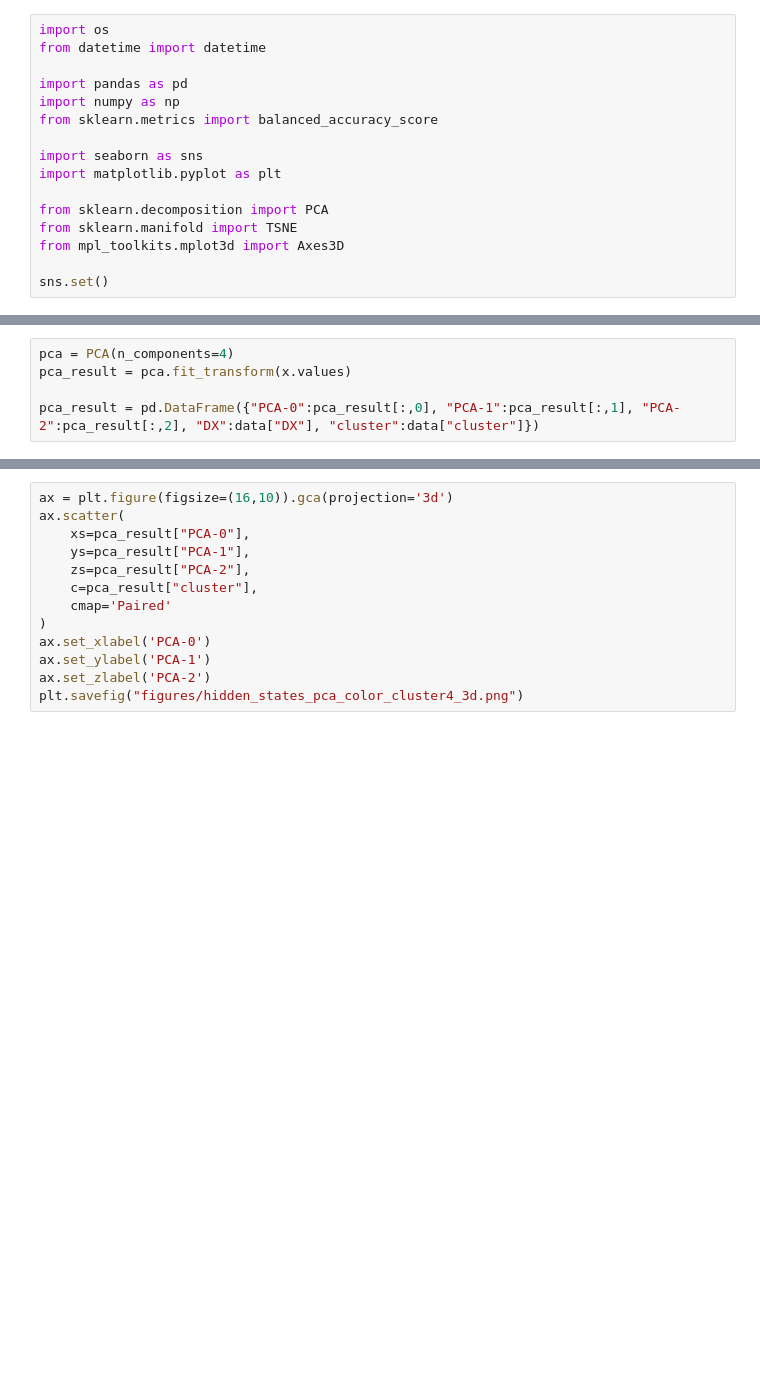
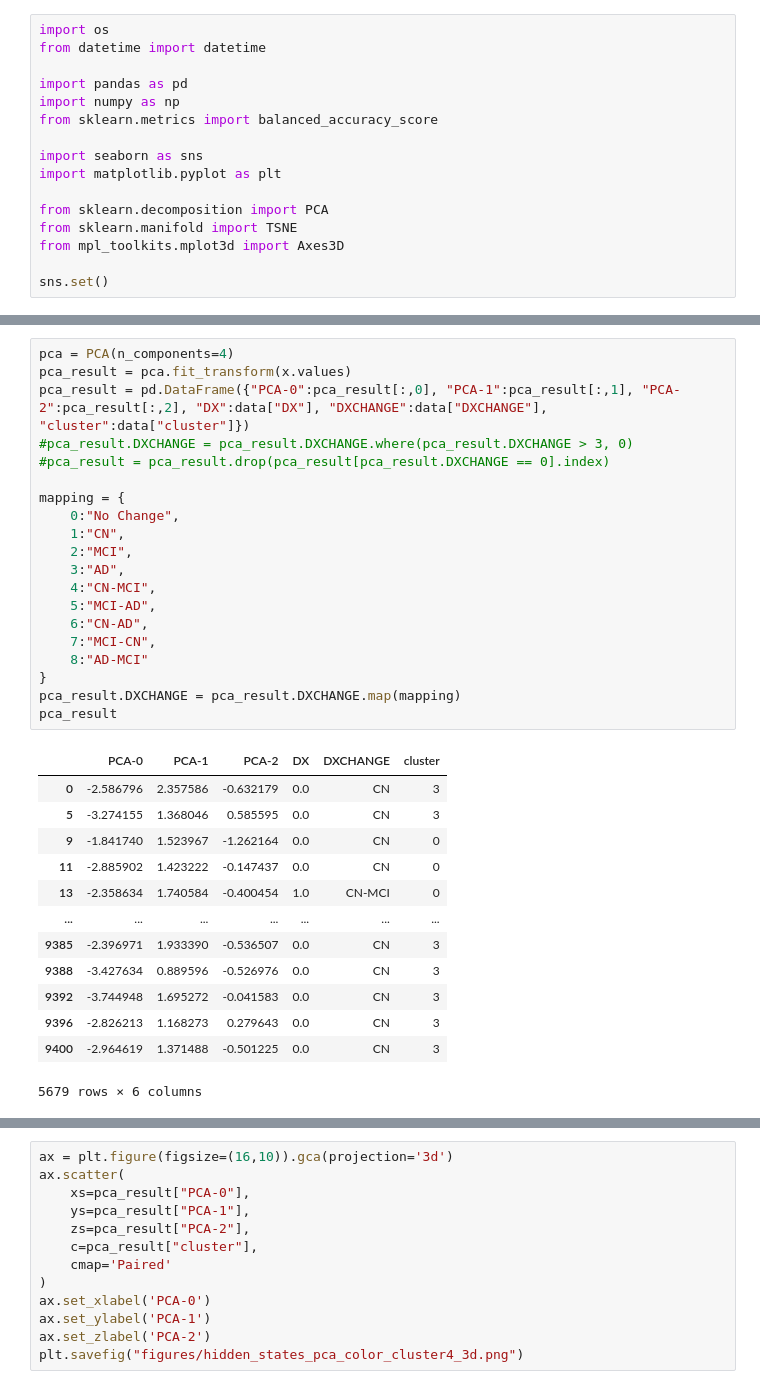
Before and after one commit to sarah-mdv/LIPTraAD, a Jupyter notebook: statistical_analysis_ADNI/PCA_visualization.ipynb, the cells around one changed output, grey strips where cells are left out. Cells and saved outputs as stored; diff of their text form; blank space fills up the shorter version.

```diff
--- a/statistical_analysis_ADNI/PCA_visualization.ipynb
+++ b/statistical_analysis_ADNI/PCA_visualization.ipynb
@@ -36,8 +43,37 @@ data
 # %%
 pca = PCA(n_components=4)
 pca_result = pca.fit_transform(x.values)
+pca_result = pd.DataFrame({"PCA-0":pca_result[:,0], "PCA-1":pca_result[:,1], "PCA-2":pca_result[:,2], "DX":data["DX"], "DXCHANGE":data["DXCHANGE"], "cluster":data["cluster"]})
+#pca_result.DXCHANGE = pca_result.DXCHANGE.where(pca_result.DXCHANGE > 3, 0)
+#pca_result = pca_result.drop(pca_result[pca_result.DXCHANGE == 0].index)
 
-pca_result = pd.DataFrame({"PCA-0":pca_result[:,0], "PCA-1":pca_result[:,1], "PCA-2":pca_result[:,2], "DX":data["DX"], "cluster":data["cluster"]})
+mapping = {
+    0:"No Change",
+    1:"CN",
+    2:"MCI",
+    3:"AD",
+    4:"CN-MCI",
+    5:"MCI-AD",
+    6:"CN-AD",
+    7:"MCI-CN",
+    8:"AD-MCI"
+}
+pca_result.DXCHANGE = pca_result.DXCHANGE.map(mapping)
+pca_result
+# %% [output]
+|  | PCA-0 | PCA-1 | PCA-2 | DX | DXCHANGE | cluster |
+| 0 | -2.586796 | 2.357586 | -0.632179 | 0.0 | CN | 3 |
+| 5 | -3.274155 | 1.368046 | 0.585595 | 0.0 | CN | 3 |
+| 9 | -1.841740 | 1.523967 | -1.262164 | 0.0 | CN | 0 |
+| 11 | -2.885902 | 1.423222 | -0.147437 | 0.0 | CN | 0 |
+| 13 | -2.358634 | 1.740584 | -0.400454 | 1.0 | CN-MCI | 0 |
+| ... | ... | ... | ... | ... | ... | ... |
+| 9385 | -2.396971 | 1.933390 | -0.536507 | 0.0 | CN | 3 |
+| 9388 | -3.427634 | 0.889596 | -0.526976 | 0.0 | CN | 3 |
+| 9392 | -3.744948 | 1.695272 | -0.041583 | 0.0 | CN | 3 |
+| 9396 | -2.826213 | 1.168273 | 0.279643 | 0.0 | CN | 3 |
+| 9400 | -2.964619 | 1.371488 | -0.501225 | 0.0 | CN | 3 |
+5679 rows × 6 columns
 # %%
 pca.explained_variance_ratio_
 # %% [output]
```
Also changed, not shown: parts of 3 cells of this notebook, 1 other file.
